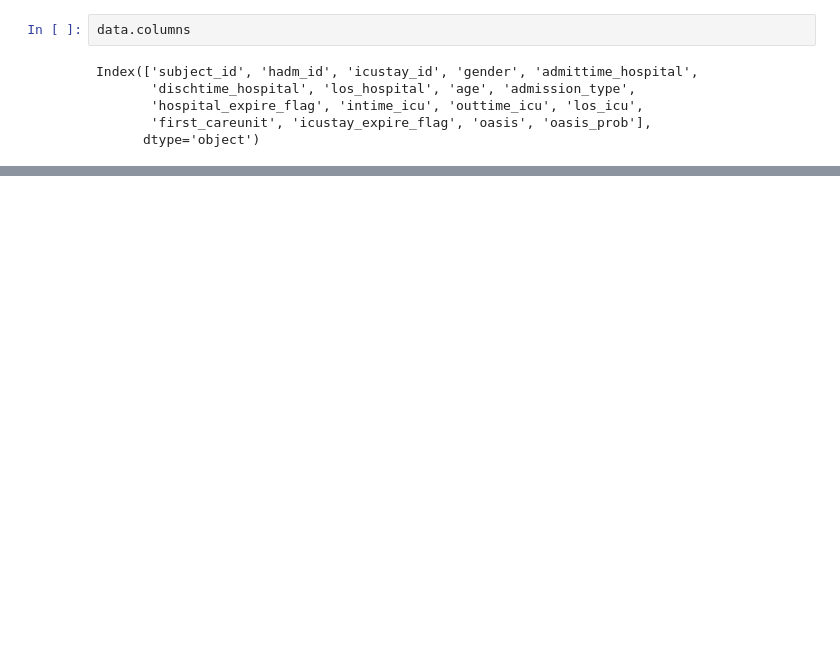
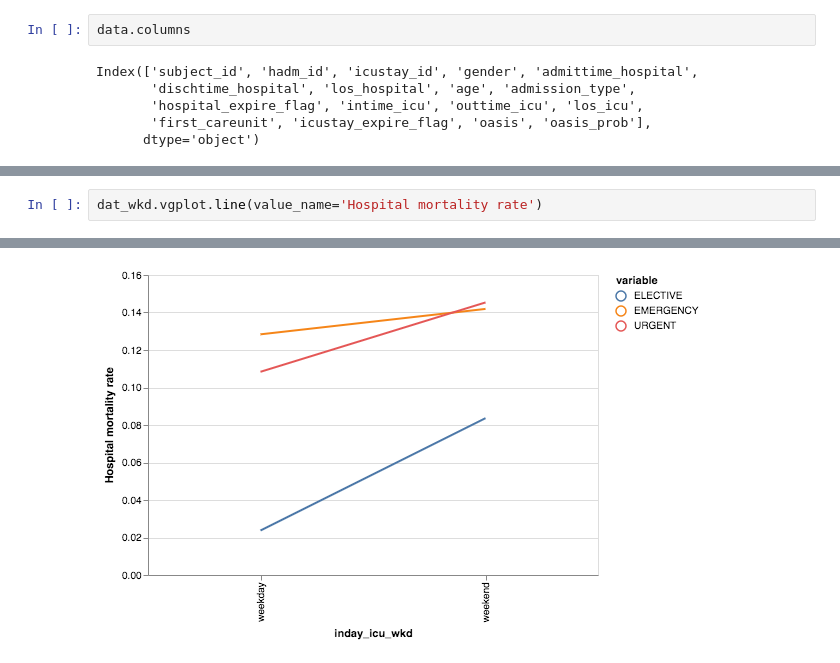
Before and after one commit to MIT-LCP/bhi-bsn-challenge, a Jupyter notebook: challenge-demo.ipynb, the cells around one changed output, grey strips where cells are left out. Cells and saved outputs as stored; diff of their text form; blank space fills up the shorter version.

```diff
--- a/challenge-demo.ipynb
+++ b/challenge-demo.ipynb
@@ -125,0 +266,3 @@ Index(['subject_id', 'hadm_id', 'icustay_id', 'gender', 'admittime_hospital',
+# %%
+dat_wkd.vgplot.line(value_name='Hospital mortality rate')
+# %% [output]
@@ -125,0 +270 @@ Index(['subject_id', 'hadm_id', 'icustay_id', 'gender', 'admittime_hospital',
+[figure, added]
```
Also changed, not shown: parts of 38 cells of this notebook.
